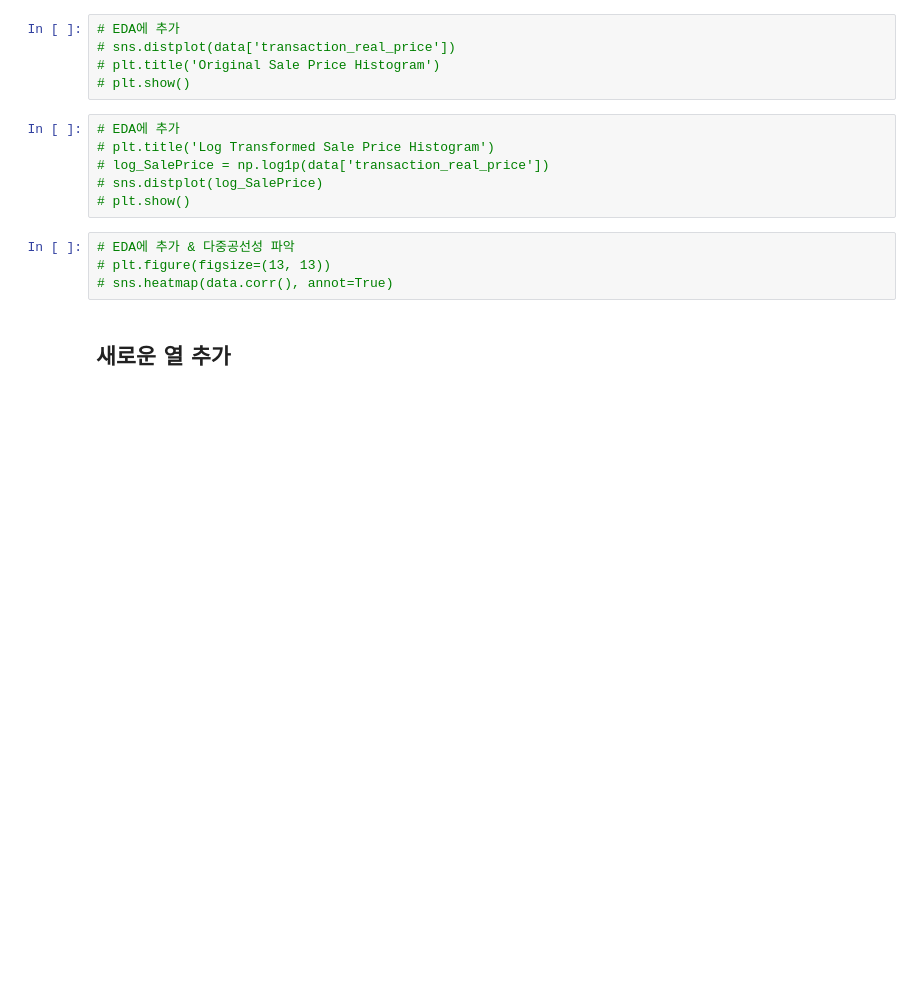
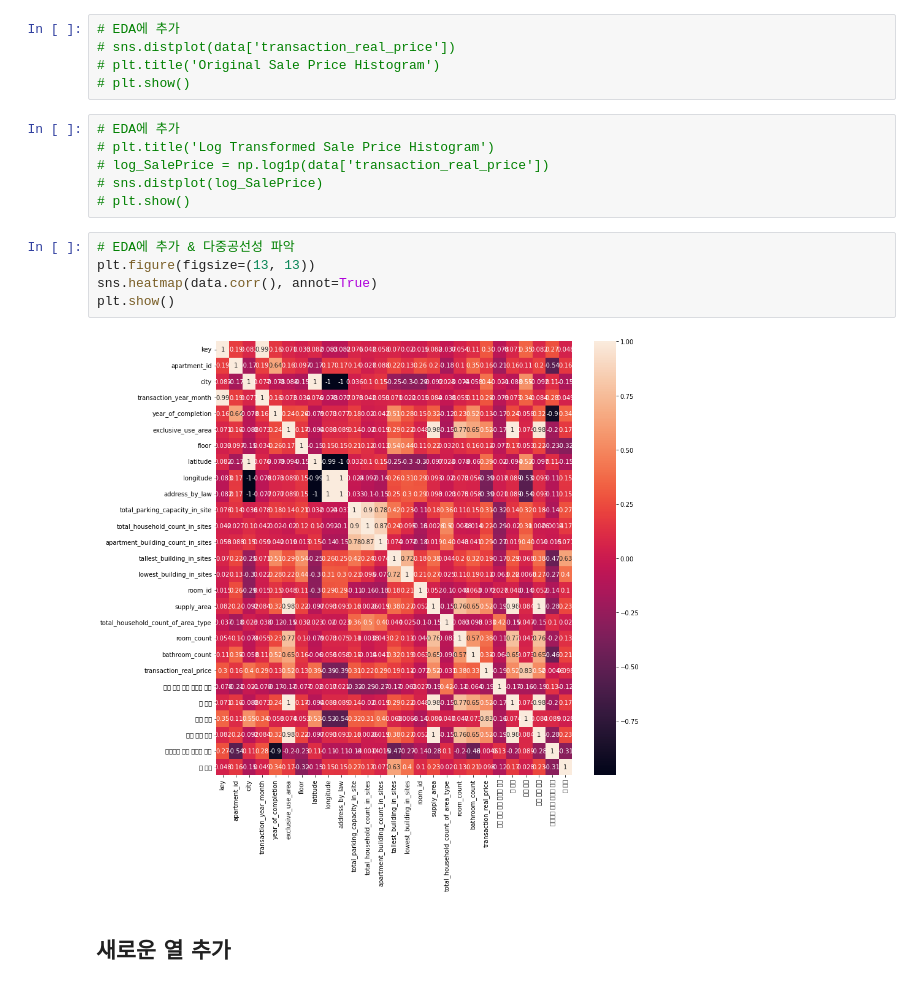
Before and after one commit to ehddy/2022-1, a Jupyter notebook: 직방 데이터(전처리).ipynb, the cells around one changed output. Drawn from its saved outputs; the diff is of its cells as text; blank space fills up the shorter version.

```diff
--- a/직방 데이터(전처리).ipynb
+++ b/직방 데이터(전처리).ipynb
@@ -56,8 +58,11 @@ memory usage: 305.5+ MB
 # plt.show()
 # %%
 # EDA에 추가 & 다중공선성 파악
-# plt.figure(figsize=(13, 13))
-# sns.heatmap(data.corr(), annot=True)
+plt.figure(figsize=(13, 13))
+sns.heatmap(data.corr(), annot=True)
+plt.show()
+# %% [output]
+[figure, added]
 # %% [markdown]
 ## 새로운 열 추가
 # %%
```
Also changed, not shown: parts of 13 cells of this notebook.
